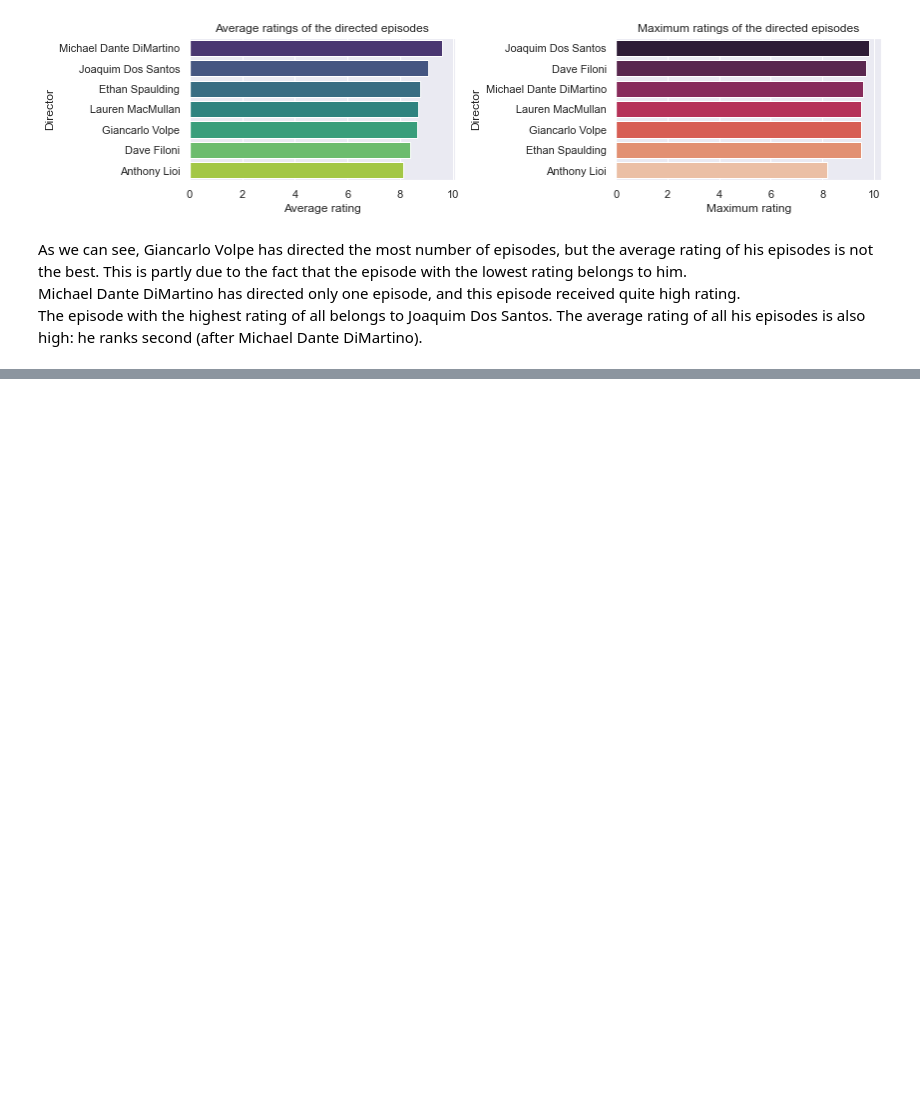
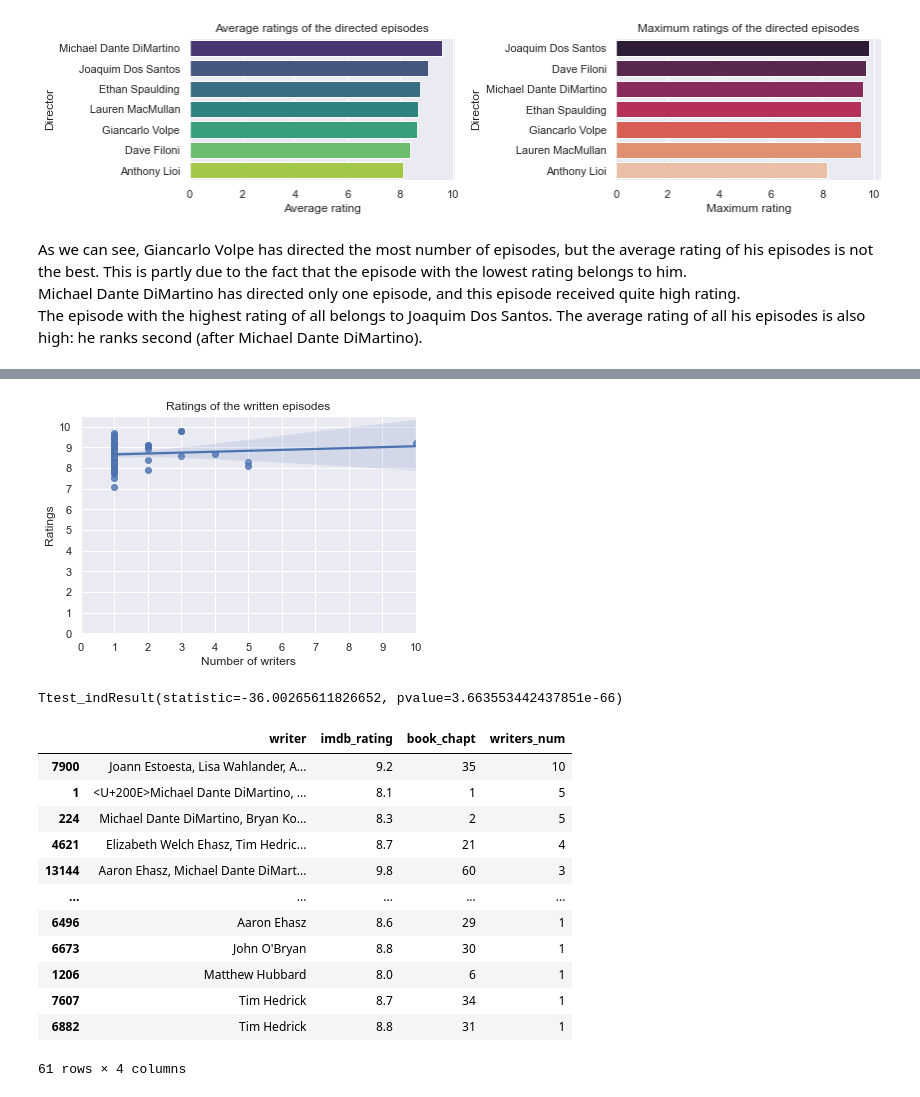
Before and after one commit to sgol11/avatar-analysis, a Jupyter notebook: avatar_analysis.ipynb, the cells around one changed output, grey strips where cells are left out. Drawn from its saved outputs; the diff is of its cells as text; code cells hidden in the pictures; blank space fills up the shorter version.

Commit message:
"Writers" section added

```diff
--- a/avatar_analysis.ipynb
+++ b/avatar_analysis.ipynb
@@ -327,0 +316,10 @@ The episode with the highest rating of all belongs to Joaquim Dos Santos. The av
+# %%
+# Taking the desired section of the "Avatar" table
+
+writer_ratings = avatar[['writer', 'book_num', 'chapter_num', 'imdb_rating']].drop_duplicates()
+writer_ratings['book_chapt'] = np.arange(writer_ratings.shape[0]) + 1
+writer_ratings = writer_ratings.drop(['book_num', 'chapter_num'], 1)
+
+writer_ratings.loc[writer_ratings['imdb_rating'].isnull(), 'imdb_rating'] = 9.7
+
+writer_ratings.head(21)
@@ -327,0 +344,30 @@ The episode with the highest rating of all belongs to Joaquim Dos Santos. The av
+# %%
+writer_ratings.sort_values('imdb_rating', ascending=False).head(20)
+writer_ratings['writers_num'] = writer_ratings['writer'].apply(lambda x : len(x.split(', ')))
+
+sns.regplot(x='writers_num', y='imdb_rating', data=writer_ratings)
+plt.title('Ratings of the written episodes')
+plt.ylabel('Ratings')
+plt.xlabel('Number of writers')
+plt.xticks(range(0, 11))
+plt.yticks(range(0, 11))
+
+plt.show()
+print(stats.ttest_ind(writer_ratings['writers_num'], writer_ratings['imdb_rating']))
+writer_ratings.sort_values('writers_num', ascending=False)
+# %% [output]
+[figure, added]
+Ttest_indResult(statistic=-36.00265611826652, pvalue=3.663553442437851e-66)
+|  | writer | imdb_rating | book_chapt | writers_num |
+| 7900 | Joann Estoesta, Lisa Wahlander, A... | 9.2 | 35 | 10 |
+| 1 | <U+200E>Michael Dante DiMartino, ... | 8.1 | 1 | 5 |
+| 224 | Michael Dante DiMartino, Bryan Ko... | 8.3 | 2 | 5 |
+| 4621 | Elizabeth Welch Ehasz, Tim Hedric... | 8.7 | 21 | 4 |
+| 13144 | Aaron Ehasz, Michael Dante DiMart... | 9.8 | 60 | 3 |
+| ... | ... | ... | ... | ... |
+| 6496 | Aaron Ehasz | 8.6 | 29 | 1 |
+| 6673 | John O'Bryan | 8.8 | 30 | 1 |
+| 1206 | Matthew Hubbard | 8.0 | 6 | 1 |
+| 7607 | Tim Hedrick | 8.7 | 34 | 1 |
+| 6882 | Tim Hedrick | 8.8 | 31 | 1 |
+61 rows × 4 columns
```
Also changed, not shown: parts of 10 cells of this notebook.
